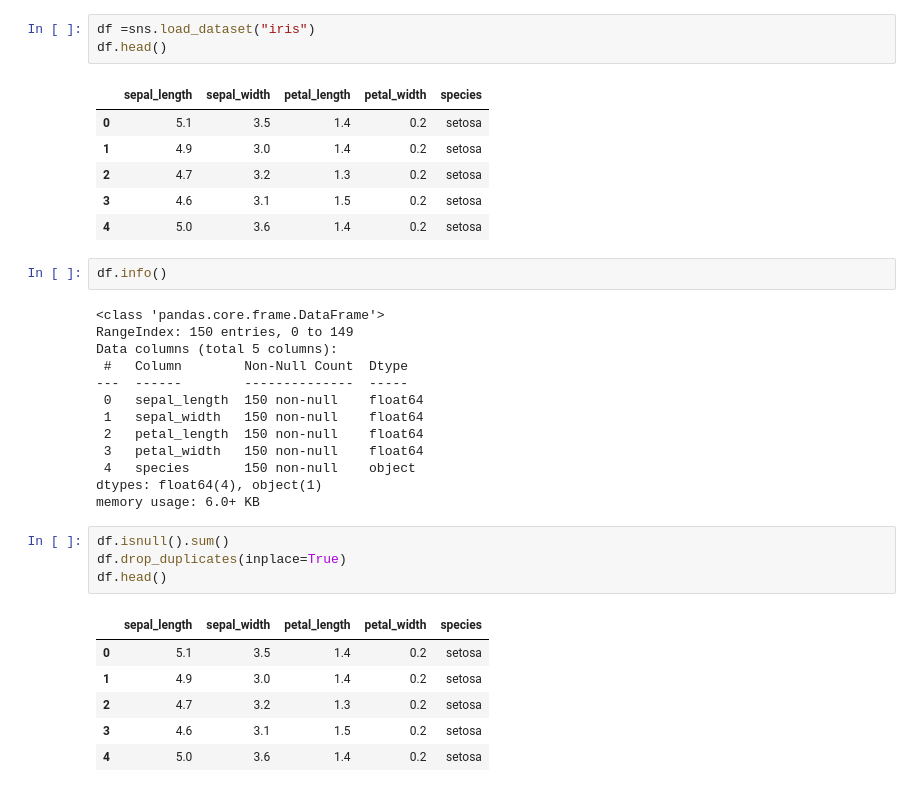
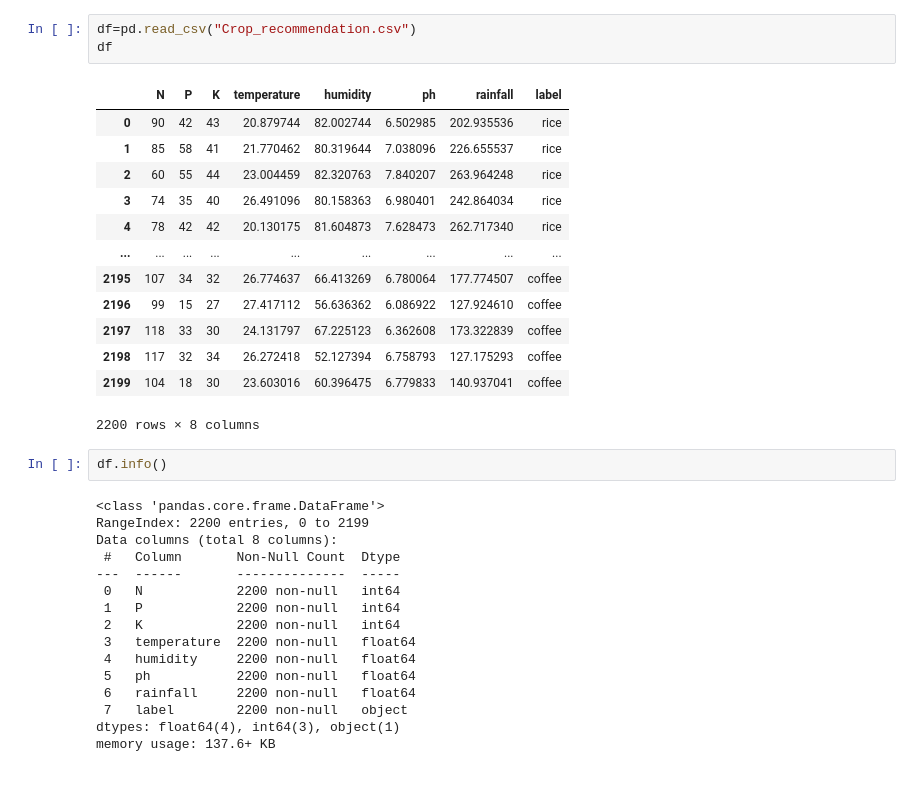
Before and after one commit to Somyayadu/Data-Science, a Jupyter notebook: main.ipynb, the cells around one changed output. Saved outputs shown, nothing was run; the diff lists cells and outputs as text.

```diff
--- a/main.ipynb
+++ b/main.ipynb
@@ -10,36 +18,35 @@ from sklearn.metrics import accuracy_score,confusion_matrix,classification_repor
-# %%
-df =sns.load_dataset("iris")
-df.head()
-# %% [output]
-|  | sepal_length | sepal_width | petal_length | petal_width | species |
-| 0 | 5.1 | 3.5 | 1.4 | 0.2 | setosa |
-| 1 | 4.9 | 3.0 | 1.4 | 0.2 | setosa |
-| 2 | 4.7 | 3.2 | 1.3 | 0.2 | setosa |
-| 3 | 4.6 | 3.1 | 1.5 | 0.2 | setosa |
-| 4 | 5.0 | 3.6 | 1.4 | 0.2 | setosa |
+# %%
+df=pd.read_csv("Crop_recommendation.csv")
+df
+# %% [output]
+|  | N | P | K | temperature | humidity | ph | rainfall | label |
+| 0 | 90 | 42 | 43 | 20.879744 | 82.002744 | 6.502985 | 202.935536 | rice |
+| 1 | 85 | 58 | 41 | 21.770462 | 80.319644 | 7.038096 | 226.655537 | rice |
+| 2 | 60 | 55 | 44 | 23.004459 | 82.320763 | 7.840207 | 263.964248 | rice |
+| 3 | 74 | 35 | 40 | 26.491096 | 80.158363 | 6.980401 | 242.864034 | rice |
+| 4 | 78 | 42 | 42 | 20.130175 | 81.604873 | 7.628473 | 262.717340 | rice |
+| ... | ... | ... | ... | ... | ... | ... | ... | ... |
+| 2195 | 107 | 34 | 32 | 26.774637 | 66.413269 | 6.780064 | 177.774507 | coffee |
+| 2196 | 99 | 15 | 27 | 27.417112 | 56.636362 | 6.086922 | 127.924610 | coffee |
+| 2197 | 118 | 33 | 30 | 24.131797 | 67.225123 | 6.362608 | 173.322839 | coffee |
+| 2198 | 117 | 32 | 34 | 26.272418 | 52.127394 | 6.758793 | 127.175293 | coffee |
+| 2199 | 104 | 18 | 30 | 23.603016 | 60.396475 | 6.779833 | 140.937041 | coffee |
+2200 rows × 8 columns
 # %%
 df.info()
 # %% [output]
 <class 'pandas.core.frame.DataFrame'>
-RangeIndex: 150 entries, 0 to 149
-Data columns (total 5 columns):
- #   Column        Non-Null Count  Dtype
----  ------        --------------  -----
- 0   sepal_length  150 non-null    float64
- 1   sepal_width   150 non-null    float64
- 2   petal_length  150 non-null    float64
- 3   petal_width   150 non-null    float64
- 4   species       150 non-null    object
-dtypes: float64(4), object(1)
-memory usage: 6.0+ KB
+RangeIndex: 2200 entries, 0 to 2199
+Data columns (total 8 columns):
+ #   Column       Non-Null Count  Dtype
+---  ------       --------------  -----
+ 0   N            2200 non-null   int64
+ 1   P            2200 non-null   int64
+ 2   K            2200 non-null   int64
+ 3   temperature  2200 non-null   float64
+ 4   humidity     2200 non-null   float64
+ 5   ph           2200 non-null   float64
+ 6   rainfall     2200 non-null   float64
+ 7   label        2200 non-null   object
+dtypes: float64(4), int64(3), object(1)
+memory usage: 137.6+ KB
-# %%
-df.isnull().sum()
-df.drop_duplicates(inplace=True)
-df.head()
-# %% [output]
-|  | sepal_length | sepal_width | petal_length | petal_width | species |
-| 0 | 5.1 | 3.5 | 1.4 | 0.2 | setosa |
-| 1 | 4.9 | 3.0 | 1.4 | 0.2 | setosa |
-| 2 | 4.7 | 3.2 | 1.3 | 0.2 | setosa |
-| 3 | 4.6 | 3.1 | 1.5 | 0.2 | setosa |
-| 4 | 5.0 | 3.6 | 1.4 | 0.2 | setosa |
```
Also changed, not shown: parts of 30 cells of this notebook, 7 other files.
